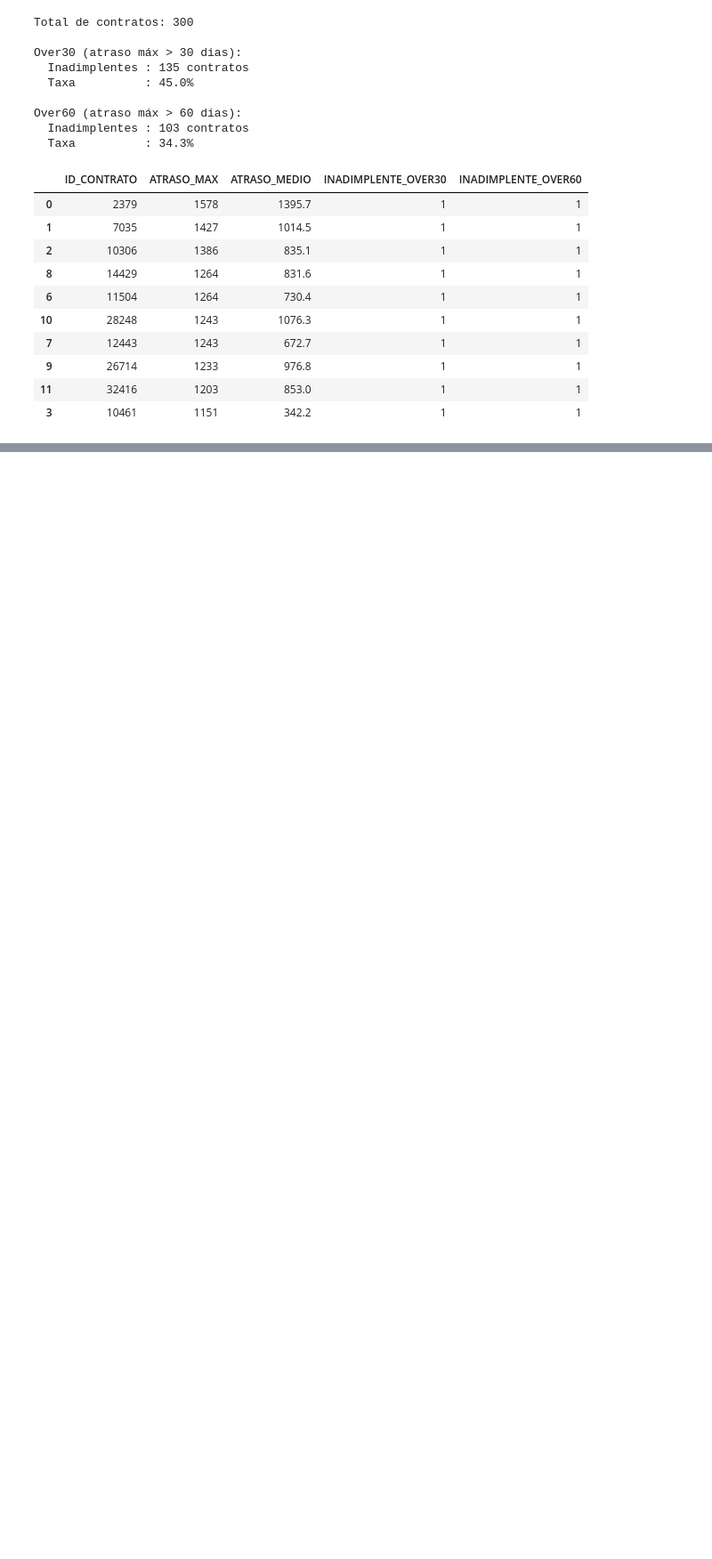
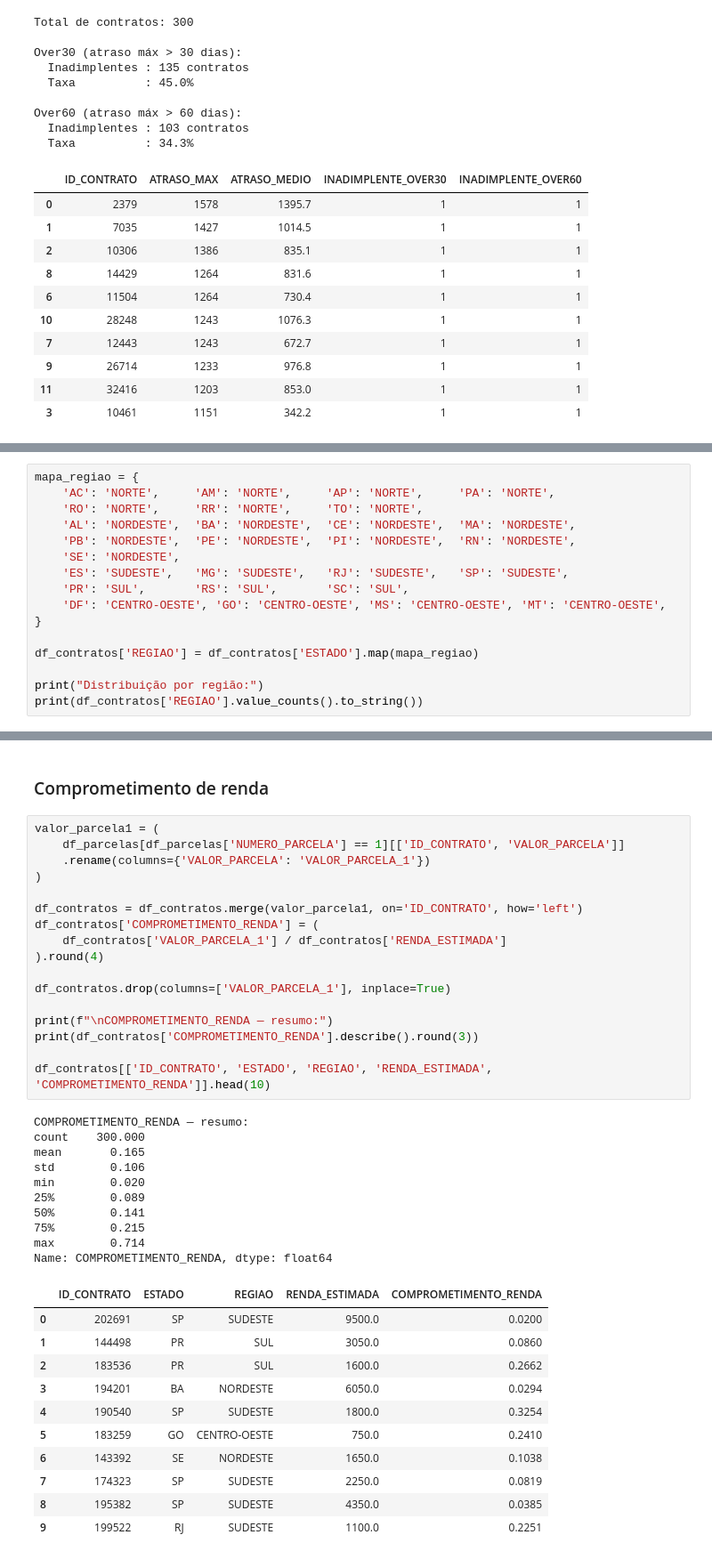
Before and after one commit to Rubiozito/caseCapim, a Jupyter notebook: case_capim.ipynb, the cells around one changed output, grey strips where cells are left out. Shown at 89% size. Drawn from its saved outputs; the diff is of its cells as text; blank space fills up the shorter version.

```diff
--- a/case_capim.ipynb
+++ b/case_capim.ipynb
@@ -186,0 +241,16 @@ Over60 (atraso máx > 60 dias):
+# %%
+mapa_regiao = {
+    'AC': 'NORTE',     'AM': 'NORTE',     'AP': 'NORTE',     'PA': 'NORTE',
+    'RO': 'NORTE',     'RR': 'NORTE',     'TO': 'NORTE',
+    'AL': 'NORDESTE',  'BA': 'NORDESTE',  'CE': 'NORDESTE',  'MA': 'NORDESTE',
+    'PB': 'NORDESTE',  'PE': 'NORDESTE',  'PI': 'NORDESTE',  'RN': 'NORDESTE',
+    'SE': 'NORDESTE',
+    'ES': 'SUDESTE',   'MG': 'SUDESTE',   'RJ': 'SUDESTE',   'SP': 'SUDESTE',
+    'PR': 'SUL',       'RS': 'SUL',       'SC': 'SUL',
+    'DF': 'CENTRO-OESTE', 'GO': 'CENTRO-OESTE', 'MS': 'CENTRO-OESTE', 'MT': 'CENTRO-OESTE',
+}
+
+df_contratos['REGIAO'] = df_contratos['ESTADO'].map(mapa_regiao)
+
+print("Distribuição por região:")
+print(df_contratos['REGIAO'].value_counts().to_string())
@@ -186,0 +265,41 @@ Over60 (atraso máx > 60 dias):
+# %% [markdown]
+### Comprometimento de renda
+# %%
+valor_parcela1 = (
+    df_parcelas[df_parcelas['NUMERO_PARCELA'] == 1][['ID_CONTRATO', 'VALOR_PARCELA']]
+    .rename(columns={'VALOR_PARCELA': 'VALOR_PARCELA_1'})
+)
+
+df_contratos = df_contratos.merge(valor_parcela1, on='ID_CONTRATO', how='left')
+df_contratos['COMPROMETIMENTO_RENDA'] = (
+    df_contratos['VALOR_PARCELA_1'] / df_contratos['RENDA_ESTIMADA']
+).round(4)
+
+df_contratos.drop(columns=['VALOR_PARCELA_1'], inplace=True)
+
+print(f"\nCOMPROMETIMENTO_RENDA — resumo:")
+print(df_contratos['COMPROMETIMENTO_RENDA'].describe().round(3))
+
+df_contratos[['ID_CONTRATO', 'ESTADO', 'REGIAO', 'RENDA_ESTIMADA', 'COMPROMETIMENTO_RENDA']].head(10)
+# %% [output]
+COMPROMETIMENTO_RENDA — resumo:
+count    300.000
+mean       0.165
+std        0.106
+min        0.020
+25%        0.089
+50%        0.141
+75%        0.215
+max        0.714
+Name: COMPROMETIMENTO_RENDA, dtype: float64
+|  | ID_CONTRATO | ESTADO | REGIAO | RENDA_ESTIMADA | COMPROMETIMENTO_RENDA |
+| 0 | 202691 | SP | SUDESTE | 9500.0 | 0.0200 |
+| 1 | 144498 | PR | SUL | 3050.0 | 0.0860 |
+| 2 | 183536 | PR | SUL | 1600.0 | 0.2662 |
+| 3 | 194201 | BA | NORDESTE | 6050.0 | 0.0294 |
+| 4 | 190540 | SP | SUDESTE | 1800.0 | 0.3254 |
+| 5 | 183259 | GO | CENTRO-OESTE | 750.0 | 0.2410 |
+| 6 | 143392 | SE | NORDESTE | 1650.0 | 0.1038 |
+| 7 | 174323 | SP | SUDESTE | 2250.0 | 0.0819 |
+| 8 | 195382 | SP | SUDESTE | 4350.0 | 0.0385 |
+| 9 | 199522 | RJ | SUDESTE | 1100.0 | 0.2251 |
```
Also changed, not shown: parts of 17 cells of this notebook.
